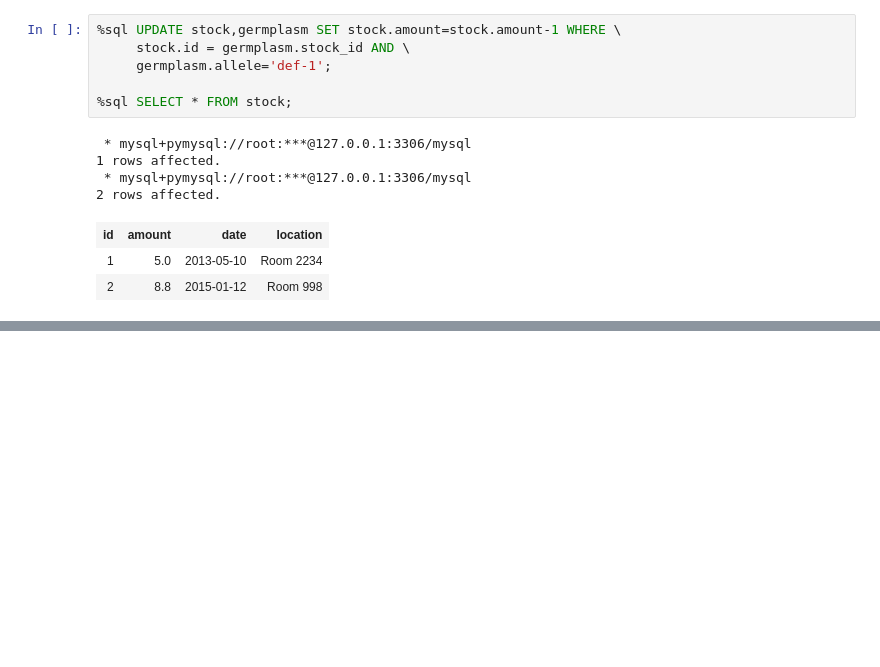
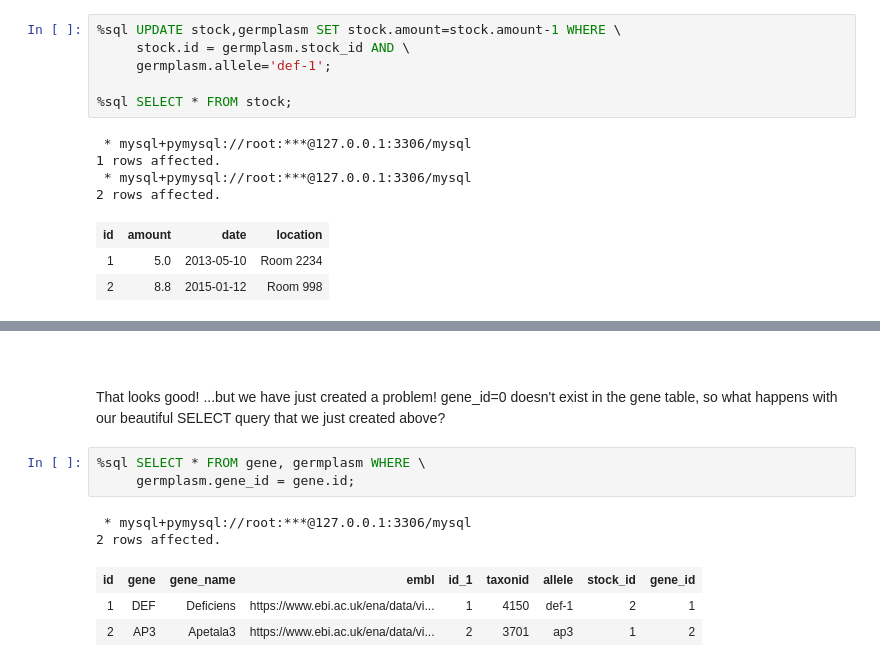
Before and after one commit to CBGP-UPM-INIA-PUBLIC/Accelerated_Intro_to_CompBio_Part_2, a Jupyter notebook: Introduction to Databases and SQL.ipynb, the cells around one changed output, grey strips where cells are left out. Drawn from its saved outputs; the diff is of its cells as text; blank space fills up the shorter version.

```diff
--- a/Introduction to Databases and SQL.ipynb
+++ b/Introduction to Databases and SQL.ipynb
@@ -484,0 +559,14 @@ The update clause below shows how this is done:
+# %% [markdown]
+<pre>
+
+</pre>
+That looks good!  ...but we have just created a problem!  gene_id=0 doesn't exist in the gene table, so what happens with our beautiful SELECT query that we just created above?
+# %%
+%sql SELECT * FROM gene, germplasm WHERE \
+     germplasm.gene_id = gene.id;
+# %% [output]
+ * mysql+pymysql://root:***@127.0.0.1:3306/mysql
+2 rows affected.
+| id | gene | gene_name | embl | id_1 | taxonid | allele | stock_id | gene_id |
+| 1 | DEF | Deficiens | https://www.ebi.ac.uk/ena/data/vi... | 1 | 4150 | def-1 | 2 | 1 |
+| 2 | AP3 | Apetala3 | https://www.ebi.ac.uk/ena/data/vi... | 2 | 3701 | ap3 | 1 | 2 |
```
Also changed, not shown: parts of 28 cells of this notebook.
